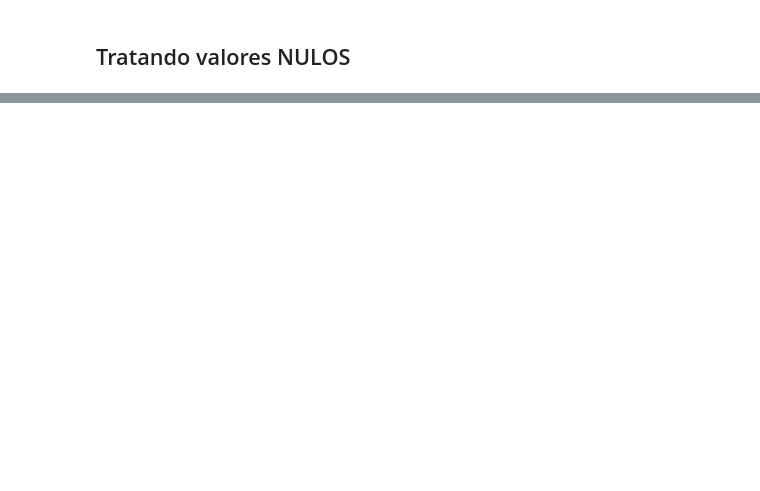
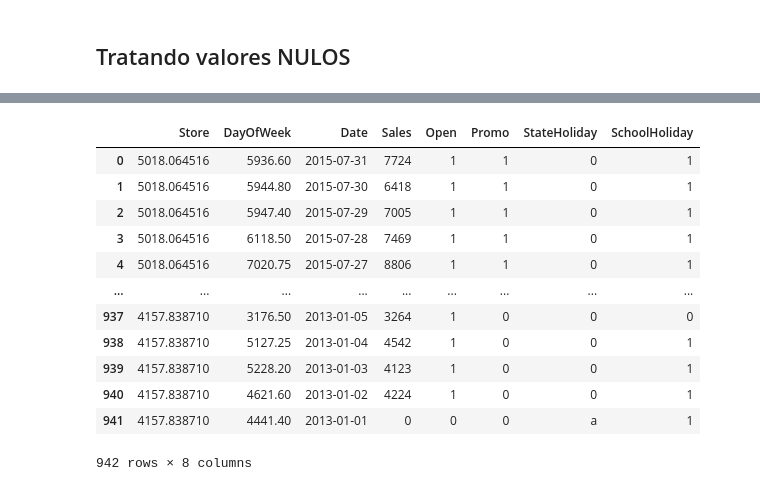
Before and after one commit to gorlando04/eCommercePANDAS, a Jupyter notebook: CreatingDB.ipynb, the cells around one changed output, grey strips where cells are left out. Saved outputs shown, nothing was run; the diff lists cells and outputs as text; code cells hidden in the pictures; blank space fills up the shorter version.

```diff
--- a/CreatingDB.ipynb
+++ b/CreatingDB.ipynb
@@ -122,0 +348,7 @@ Logo a ideia para o pre-processamento é a seguinte: Primeiro, dropar as instân
+# %%
+store_WD_collections = []
+
+for store_id in df['Store'].unique():
+
+    stores = db.get_collection(f"WD_{store_id}_Means")
+    store_WD_collections.append(stores)
@@ -122,0 +376,17 @@ Logo a ideia para o pre-processamento é a seguinte: Primeiro, dropar as instân
+# %%
+for index,collection in enumerate(store_WD_collections):
+
+    store_WD_collections[index].insert_many(store_collections[index].aggregate([
+
+    {"$group": {
+        "_id": {
+            "YearMonth": "$YearMonth",
+            "DayOfWeek": "$DayOfWeek"
+            },
+
+        "media": {
+            "$avg": "$Sales"
+            }
+        }
+    }
+]))
@@ -181,0 +409,7 @@ for post in collections["Running"].find({}):
+# %%
+train_collections = []
+
+for train_id in df['Store'].unique():
+
+    stores = db.get_collection(f"Train-{train_id}")
+    train_collections.append(stores)
@@ -181,0 +463,26 @@ for post in collections["Running"].find({}):
+# %%
+def collections_request(collection) :
+
+
+    cursor = collection.find({})
+
+    cursor = list(cursor)
+    df = pd.DataFrame(cursor).drop("_id",axis=1)
+
+    return df
+# %%
+collections_request(train_collections[1000])
+# %% [output]
+|  | Store | DayOfWeek | Date | Sales | Open | Promo | StateHoliday | SchoolHoliday |
+| 0 | 5018.064516 | 5936.60 | 2015-07-31 | 7724 | 1 | 1 | 0 | 1 |
+| 1 | 5018.064516 | 5944.80 | 2015-07-30 | 6418 | 1 | 1 | 0 | 1 |
+| 2 | 5018.064516 | 5947.40 | 2015-07-29 | 7005 | 1 | 1 | 0 | 1 |
+| 3 | 5018.064516 | 6118.50 | 2015-07-28 | 7469 | 1 | 1 | 0 | 1 |
+| 4 | 5018.064516 | 7020.75 | 2015-07-27 | 8806 | 1 | 1 | 0 | 1 |
+| ... | ... | ... | ... | ... | ... | ... | ... | ... |
+| 937 | 4157.838710 | 3176.50 | 2013-01-05 | 3264 | 1 | 0 | 0 | 0 |
+| 938 | 4157.838710 | 5127.25 | 2013-01-04 | 4542 | 1 | 0 | 0 | 1 |
+| 939 | 4157.838710 | 5228.20 | 2013-01-03 | 4123 | 1 | 0 | 0 | 1 |
+| 940 | 4157.838710 | 4621.60 | 2013-01-02 | 4224 | 1 | 0 | 0 | 1 |
+| 941 | 4157.838710 | 4441.40 | 2013-01-01 | 0 | 0 | 0 | a | 1 |
+942 rows × 8 columns
```
Also changed, not shown: parts of 52 cells of this notebook, 5 other files.
